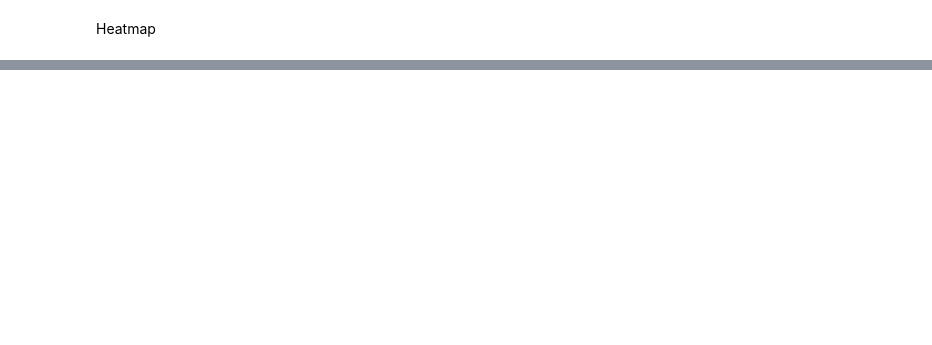
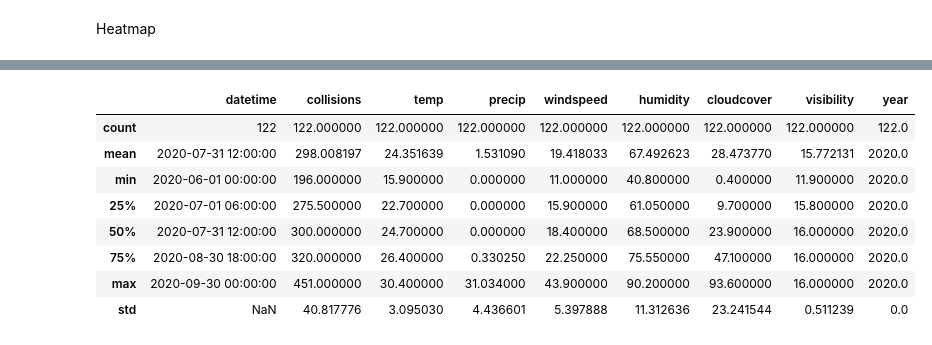
Before and after one commit to carlosarboness/Data-Visualization, a Jupyter notebook: Project 1/notebooks/collisions_benet.ipynb, the cells around one changed output, grey strips where cells are left out. Cells and saved outputs as stored; diff of their text form; code cells hidden in the pictures; blank space fills up the shorter version.

```diff
--- a/Project 1/notebooks/collisions_benet.ipynb
+++ b/Project 1/notebooks/collisions_benet.ipynb
@@ -123,0 +128,7 @@ coll_weather.head()
+# %%
+# change the overcast conditions to rain
+coll_weather['conditions'] = coll_weather['conditions'].apply(lambda x: 'Rain, Overcast' if x=='Overcast' else x)
+
+# devide the coll_weather into two parts: 2018 and 2020
+coll_weather_2018 = coll_weather[coll_weather['year']==2018]
+coll_weather_2020 = coll_weather[coll_weather['year']==2020]
@@ -206,0 +332,14 @@ AttributeError: module 'altair' has no attribute 'Calculate'
+# %%
+# describe of the number or accidents in 2020 and 2018
+coll_weather_2018.describe()
+coll_weather_2020.describe()
+# %% [output]
+|  | datetime | collisions | temp | precip | windspeed | humidity | cloudcover | visibility | year |
+| count | 122 | 122.000000 | 122.000000 | 122.000000 | 122.000000 | 122.000000 | 122.000000 | 122.000000 | 122.0 |
+| mean | 2020-07-31 12:00:00 | 298.008197 | 24.351639 | 1.531090 | 19.418033 | 67.492623 | 28.473770 | 15.772131 | 2020.0 |
+| min | 2020-06-01 00:00:00 | 196.000000 | 15.900000 | 0.000000 | 11.000000 | 40.800000 | 0.400000 | 11.900000 | 2020.0 |
+| 25% | 2020-07-01 06:00:00 | 275.500000 | 22.700000 | 0.000000 | 15.900000 | 61.050000 | 9.700000 | 15.800000 | 2020.0 |
+| 50% | 2020-07-31 12:00:00 | 300.000000 | 24.700000 | 0.000000 | 18.400000 | 68.500000 | 23.900000 | 16.000000 | 2020.0 |
+| 75% | 2020-08-30 18:00:00 | 320.000000 | 26.400000 | 0.330250 | 22.250000 | 75.550000 | 47.100000 | 16.000000 | 2020.0 |
+| max | 2020-09-30 00:00:00 | 451.000000 | 30.400000 | 31.034000 | 43.900000 | 90.200000 | 93.600000 | 16.000000 | 2020.0 |
+| std | NaN | 40.817776 | 3.095030 | 4.436601 | 5.397888 | 11.312636 | 23.241544 | 0.511239 | 0.0 |
```
Also changed, not shown: parts of 23 cells of this notebook.
